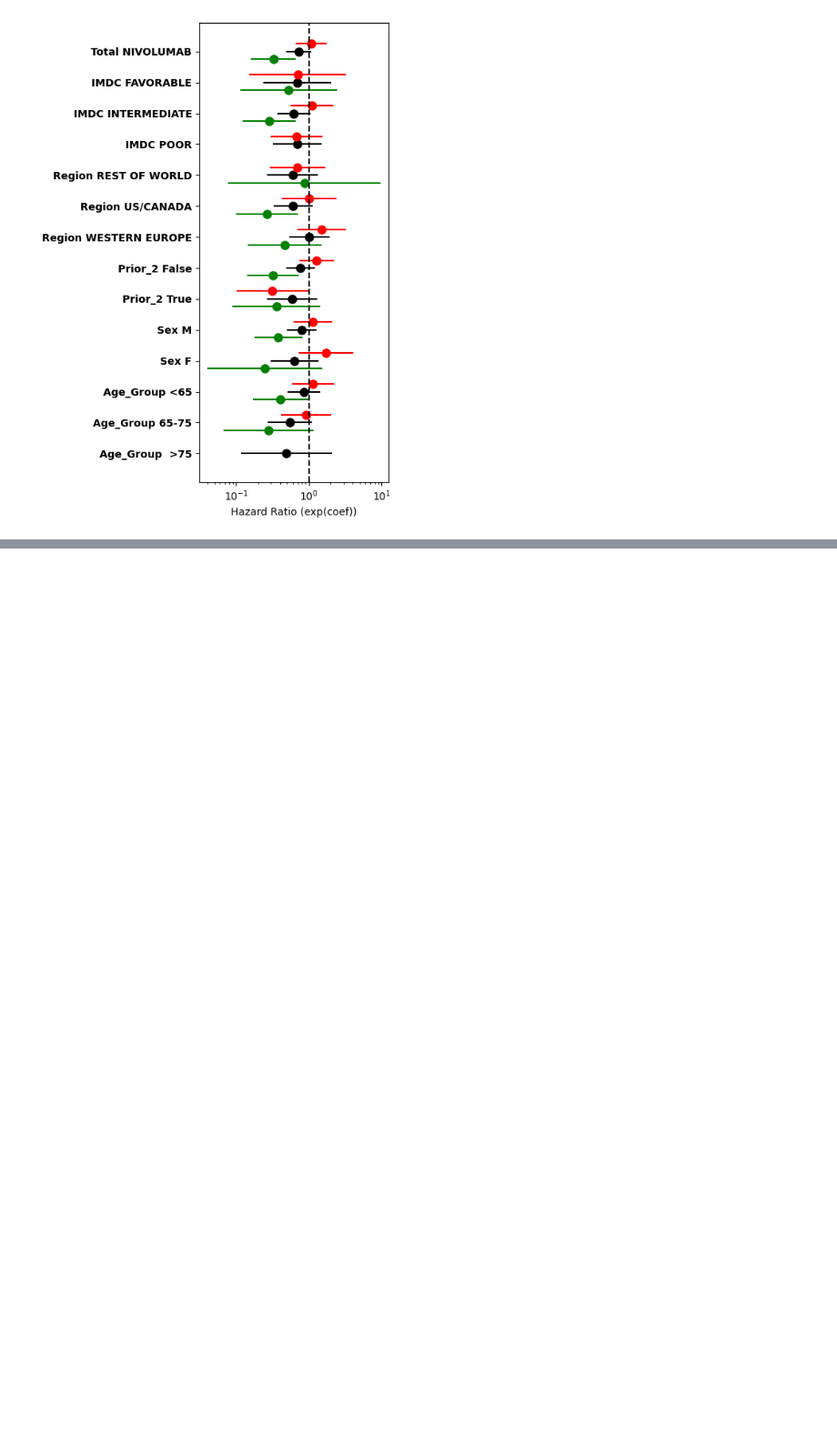
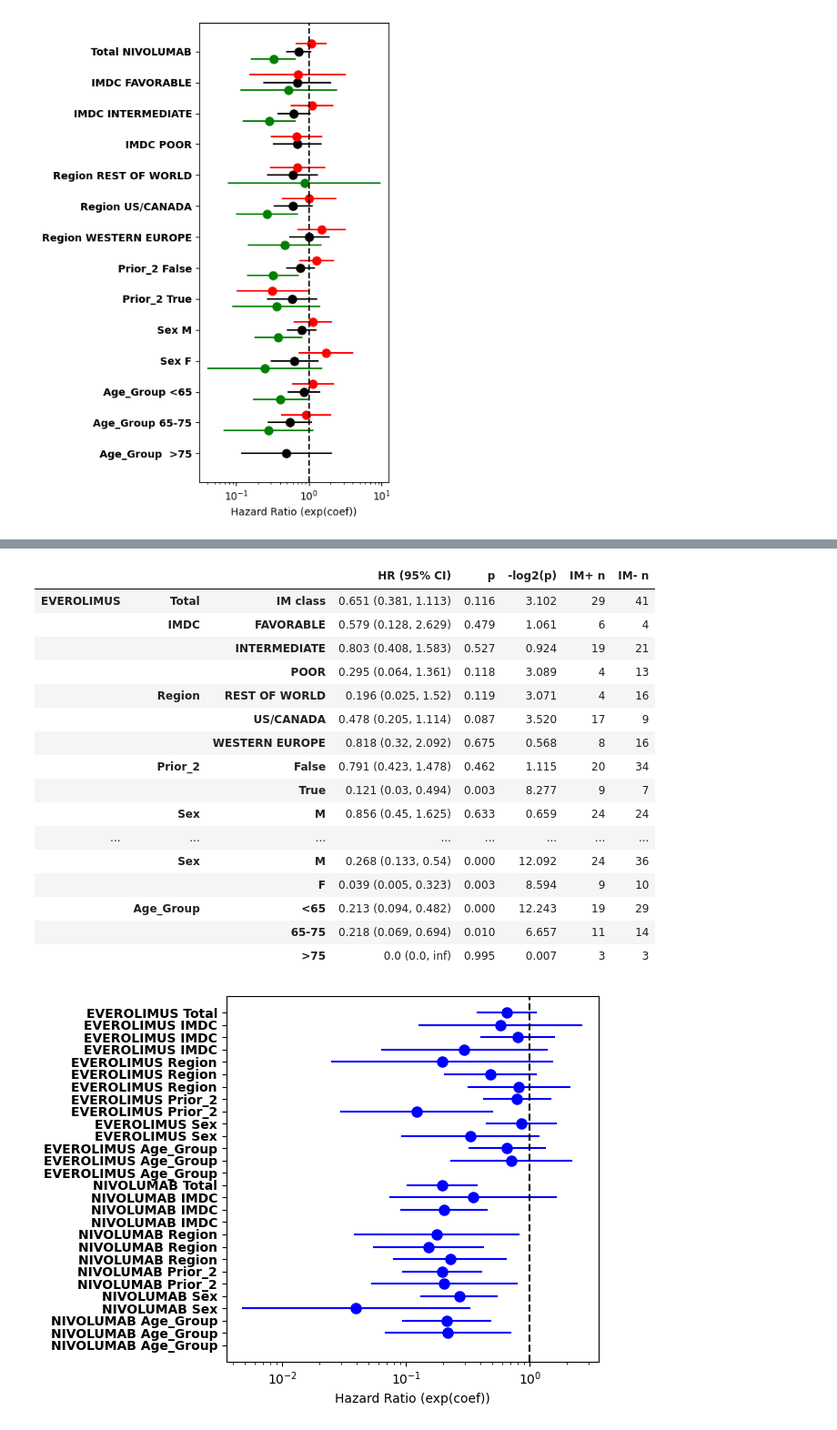
Before and after one commit to ReviveMed/mzEmbed, a Jupyter notebook: ml/survival_compare_nivo_vs_ever2.ipynb, the cells around one changed output, grey strips where cells are left out. Shown at 91% size. Cells and saved outputs as stored; diff of their text form; code cells hidden in the pictures; blank space fills up the shorter version.

```diff
--- a/ml/survival_compare_nivo_vs_ever2.ipynb
+++ b/ml/survival_compare_nivo_vs_ever2.ipynb
@@ -257,6 +261,8 @@ thresh_df
 | 2.118107 | 0.0 | 4.41708 | 0.570174 | [292] | [21] | 27.827515 | 2.4641 |
 | 2.120882 | 0.0 | 4.357927 | 0.567065 | [293] | [20] | 27.827515 | 2.135524 |
 265 rows × 7 columns
+# %%
+best_thresh = -6.2614393
 # %%
 print(best_thresh)
 # %% [output]
@@ -486,7 +492,7 @@ plot_order = [
     ('IMDC', 'POOR'),
     ('IMDC', 'INTERMEDIATE'),
     ('IMDC', 'FAVORABLE'),
-    (filter_option,'Total', 'IM class')]
+    ('Total', 'IM class')]
 
 plot_order_extended = []
 all_summary_dl = []
@@ -569,6 +616,5 @@ KeyError: "[('NIVOLUMAB', 'EVEROLIMUS', 'Total'), ('EVEROLIMUS', 'EVEROLIMUS', '
 # %%
 
-plot_table = pd.concat(all_summary_dl)
 plot_order = plot_order_extended
 plot_table = plot_table.loc[plot_order].copy()
 # plot_table = plot_table.loc[['class' not in i for i in plot_table.index]]
@@ -588,32 +634,51 @@ for index, row in plot_table.iterrows():
         plt.plot([1, 1], [n_ind[index], n_ind[index]], marker='', markersize=8, linestyle='-', color=col_to_use)
 
 
 # limit x axis to 0.25 - 4
 # plt.xlim(0.1, 3)
 
 # add vertical dashed line at 1
 plt.axvline(x=1, linestyle='--', color='black')
 # plt.yticks(range(len(summary_table)), summary_table.index)
 plt.xscale('log')  # Use log scale for better visualization
 plt.xlabel('Hazard Ratio (exp(coef))')
 # plt.xticks([0.01, 0.1, 0.25, 0.5, 1, 2.5, 5], [0.01, 0.1, 0.25, 0.5, 1, 2.5, 5])
 
 # # Adjust axis limits
 # xmin, xmax, ymin, ymax = plt.axis()
 # plt.axis([xmin, xmax, ymin - 0.1, ymax + 0.1])  # Adjust the offset as needed
 plt.yticks(list(n_ind.values()), [f'{index[0]} {index[1]}' for index in n_ind.keys()])
 plt.yticks(fontweight='bold')
 plt.tight_layout()
 
 # # format plot_table to 3 decimal places
 ptf = plot_table.round(3)
 # reverse order of rows
 ptf = ptf.iloc[::-1]
 ptf['HR (95% CI)'] = ptf.apply(lambda x: f"{x['exp(coef)']} ({x['exp(coef) lower 95%']}, {x['exp(coef) upper 95%']})", axis=1)
 # ptf[['HR (95% CI)', 'p', 'NIVO n', 'EVERO n', 'class']]
-ptf_d = ptf[['HR (95% CI)', 'p', 'IM+ n', 'IM- n']].to_dict(orient="index")
+ptf_d = ptf[['HR (95% CI)', 'p','-log2(p)', 'IM+ n', 'IM- n']].to_dict(orient="index")
 # for k,v in ptf.items():
 #     # add text of v to plot
 #     plt.text(10, n_ind[k], f"{v[('HR (95% CI)', 'All')]}")
 
-ptf[['HR (95% CI)', 'p', 'IM+ n', 'IM- n']]
+ptf[['HR (95% CI)', 'p','-log2(p)', 'IM+ n', 'IM- n']]
+# %% [output]
+|  |  |  | HR (95% CI) | p | -log2(p) | IM+ n | IM- n |
+| EVEROLIMUS | Total | IM class | 0.651 (0.381, 1.113) | 0.116 | 3.102 | 29 | 41 |
+|  | IMDC | FAVORABLE | 0.579 (0.128, 2.629) | 0.479 | 1.061 | 6 | 4 |
+|  |  | INTERMEDIATE | 0.803 (0.408, 1.583) | 0.527 | 0.924 | 19 | 21 |
+|  |  | POOR | 0.295 (0.064, 1.361) | 0.118 | 3.089 | 4 | 13 |
+|  | Region | REST OF WORLD | 0.196 (0.025, 1.52) | 0.119 | 3.071 | 4 | 16 |
+|  |  | US/CANADA | 0.478 (0.205, 1.114) | 0.087 | 3.520 | 17 | 9 |
+|  |  | WESTERN EUROPE | 0.818 (0.32, 2.092) | 0.675 | 0.568 | 8 | 16 |
+|  | Prior_2 | False | 0.791 (0.423, 1.478) | 0.462 | 1.115 | 20 | 34 |
+|  |  | True | 0.121 (0.03, 0.494) | 0.003 | 8.277 | 9 | 7 |
+|  | Sex | M | 0.856 (0.45, 1.625) | 0.633 | 0.659 | 24 | 24 |
+| ... | ... | ... | ... | ... | ... | ... | ... |
+|  | Sex | M | 0.268 (0.133, 0.54) | 0.000 | 12.092 | 24 | 36 |
+|  |  | F | 0.039 (0.005, 0.323) | 0.003 | 8.594 | 9 | 10 |
+|  | Age_Group | <65 | 0.213 (0.094, 0.482) | 0.000 | 12.243 | 19 | 29 |
+|  |  | 65-75 | 0.218 (0.069, 0.694) | 0.010 | 6.657 | 11 | 14 |
+|  |  | >75 | 0.0 (0.0, inf) | 0.995 | 0.007 | 3 | 3 |
+[figure, added]
```
Also changed, not shown: parts of 8 cells of this notebook, 1 other file.
